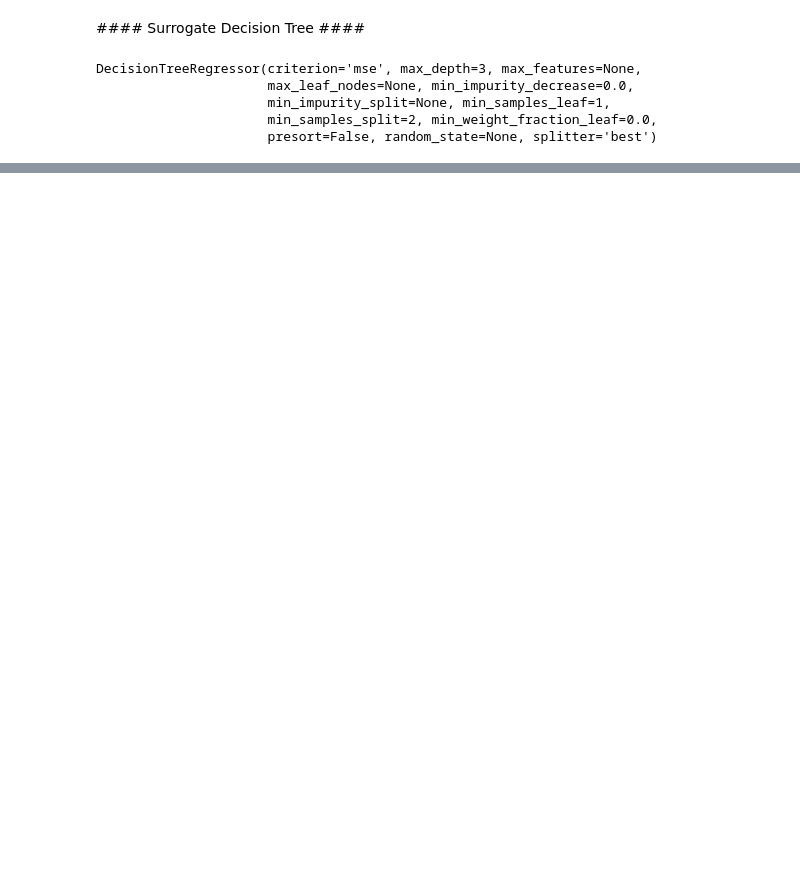
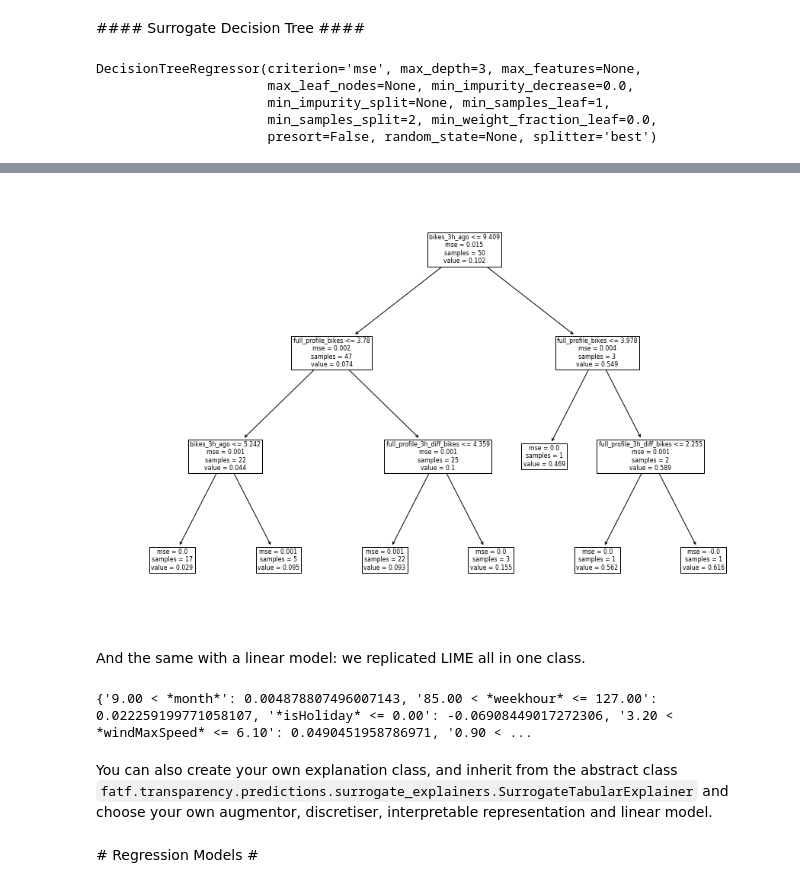
Before and after one commit to alexhepburn/aicdt_tutorial, a Jupyter notebook: bikes.ipynb, the cells around one changed output, grey strips where cells are left out. Saved outputs shown, nothing was run; the diff lists cells and outputs as text; code cells hidden in the pictures; blank space fills up the shorter version.

```diff
--- a/bikes.ipynb
+++ b/bikes.ipynb
@@ -178,0 +184,9 @@ tree_text = sklearn.tree.plot_tree(tree) #feature_names=feature_names)
+# %%
+blimey_tree_surrogate = fatf_surrogates.TabularBlimeyTree(
+    bikes_data,
+    clf_bikes,
+    as_probabilistic=True, # If the model outputs probabilisties or not
+    categorical_indices=None, # Indicies to be treated as categorical variables,
+    class_names = bins,
+    classes_number=3,
+    feature_names=feature_names)
@@ -178,0 +204,7 @@ tree_text = sklearn.tree.plot_tree(tree) #feature_names=feature_names)
+# %%
+plt.figure(figsize=(15, 10))
+tree_text = sklearn.tree.plot_tree(tree_models['10.0<=x<40.0'], feature_names=feature_names)
+# %% [output]
+[figure, added]
+# %% [markdown]
+And the same with a linear model: we replicated LIME all in one class.
@@ -178,0 +221,8 @@ tree_text = sklearn.tree.plot_tree(tree) #feature_names=feature_names)
+# %%
+print(lime_exp['10.0<=x<40.0'])
+# %% [output]
+{'9.00 < *month*': 0.004878807496007143, '85.00 < *weekhour* <= 127.00': 0.022259199771058107, '*isHoliday* <= 0.00': -0.06908449017272306, '3.20 < *windMaxSpeed* <= 6.10': 0.0490451958786971, '0.90 < ...
+# %% [markdown]
+You can also create your own explanation class, and inherit from the abstract class `fatf.transparency.predictions.surrogate_explainers.SurrogateTabularExplainer` and choose your own augmentor, discretiser, interpretable representation and linear model.
+# %% [markdown]
+# Regression Models #
```
Also changed, not shown: parts of 26 cells of this notebook, 2 other files.
